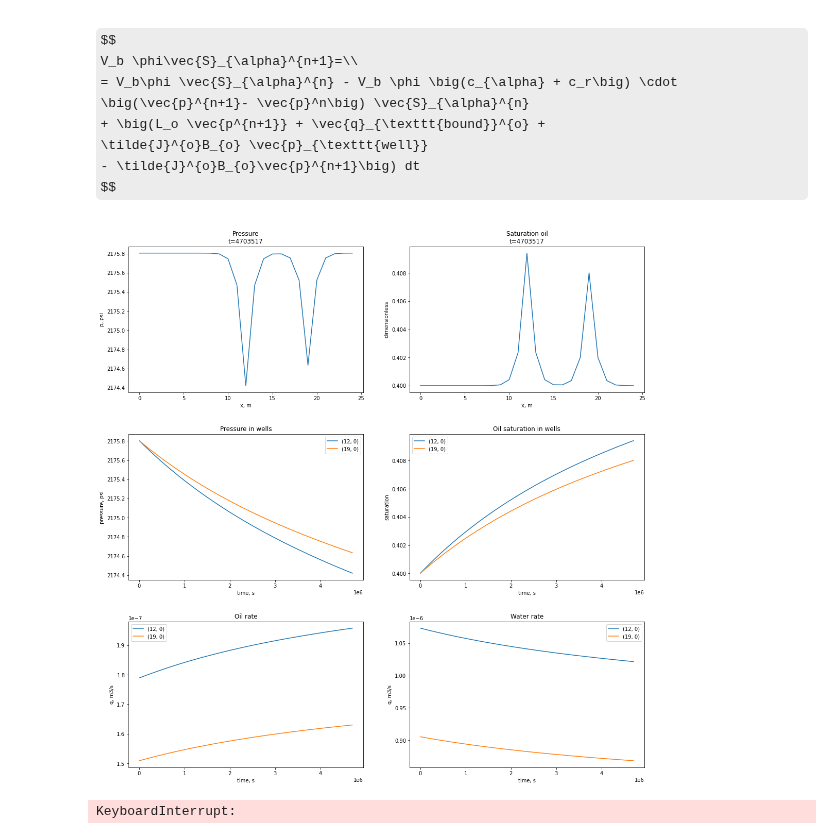
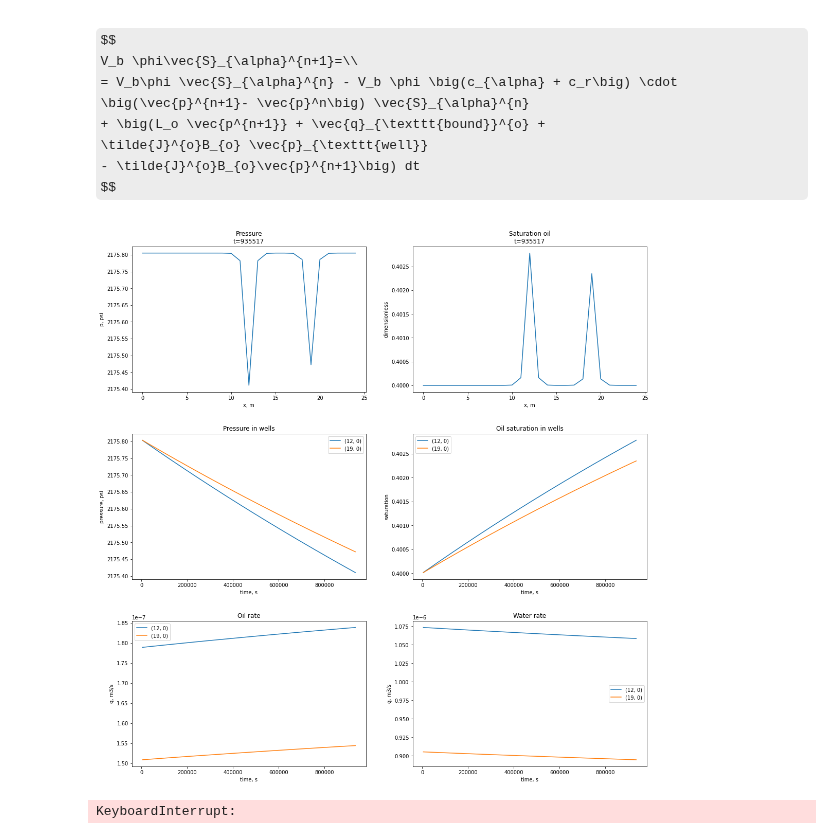
Before and after one commit to lemikhovalex/ReservoirModel, a Jupyter notebook: now_do_simple_models/05_1d_2liq.ipynb, the cells around one changed output. Saved outputs shown, nothing was run; the diff lists cells and outputs as text; code cells hidden in the pictures; some formulas as TeX source.

```diff
--- a/now_do_simple_models/05_1d_2liq.ipynb
+++ b/now_do_simple_models/05_1d_2liq.ipynb
@@ -20,7 +20,7 @@ p = np.ones((nx, 1)) * p_0
 d = 10  # m
 dt = 3  # s
 s_0 = 0.4
-s_b = 0.25
+s_b = 0.
 s_o = np.ones((nx, 1)) * s_0
 s_w = np.ones((nx, 1))* (1 - s_0)
 # %% [markdown]
@@ -251,6 +251,8 @@ def get_j_matrix(p, s, mu, k, B, pos_r, r_ref, ph):
 # %%
 pos_r = {(12, 0): 0.12, (19, 0): 0.1}
 p_well = np.zeros((nx, 1))
+delta_p_well = 70 * 6894.
+delta_p_vec = np.ones((nx, 1)) * (-1) * delta_p_well
 p_w = p_0 - 70 * 6894.
 for pos in pos_r:
     p_well[pos] = p_w
@@ -346,9 +350,10 @@ for i in range(1, n_iter):
     q_bound_w = get_q_bound(p, s_w, 'w', mu_w)
     q_bound_o = get_q_bound(p, s_o, 'o', mu_o)
     # matrix for implicit pressure
-    a = phi * np.eye(nx) * dt_comp_sat - (lapl_w+lapl_o) * dt + np.diag((j_o * B_o + j_w * B_w).reshape(-1)) * dt
+    # a = phi * np.eye(nx) * dt_comp_sat - (lapl_w+lapl_o) * dt + np.diag((j_o * B_o + j_w * B_w).reshape(-1)) * dt
+    a = phi * np.eye(nx) * dt_comp_sat - (lapl_w+lapl_o) * dt
     #right hand state for ax = b
-    b = phi * dt_comp_sat * p.values + q_bound_w*dt + q_bound_o*dt + (j_o * B_o + j_w * B_w) * p_well * dt
+    b = phi * dt_comp_sat * p.values + q_bound_w*dt + q_bound_o*dt + (j_o * B_o + j_w * B_w) * ( delta_p_vec )* dt
     # upd time stamp
     t += dt
     # solve p
@@ -361,7 +366,7 @@ for i in range(1, n_iter):
     # s_w = ResState(b / a, 1 - s_0)
     # s_o
     a = dx*dy*d * phi *( np.ones((nx, 1)) + (c_r + c_o) * (p_new - p.values))
-    b = phi * dx*dy*d * s_o.values + dt * (lapl_o.dot(p_new) + q_bound_o + j_o * B_o * (p_well - p_new))
+    b = phi * dx*dy*d * s_o.values + dt * (lapl_o.dot(p_new) + q_bound_o + j_o * B_o * (delta_p_vec))
     # upd sat wat
     s_o = ResState(b / a, s_b)
     s_w = ResState(np.ones((nx, 1)) - s_o.values, 1 - s_b)
@@ -401,32 +406,32 @@ for i in range(1, n_iter):
         ax[1][0].set_xlabel('time, s')
         ax[1][0].set_ylabel('pressure, psi')
         ax[1][0].set_title('Pressure in wells')
         ax[1][0].legend()
 
         ax[1][1].set_xlabel('time, s')
         ax[1][1].set_ylabel('saturation')
         ax[1][1].set_title('Oil saturation in wells')
         ax[1][1].legend()
 
 
         ax[2][0].set_xlabel('time, s')
         ax[2][0].set_ylabel('q, m3/s')
         ax[2][0].set_title('Oil rate')
         ax[2][0].legend()
 
         ax[2][1].set_xlabel('time, s')
         ax[2][1].set_ylabel('q, m3/s')
         ax[2][1].set_title('Water rate')
         ax[2][1].legend()
         #ax[1][0].set_xscale('log')
         #ax[2][0].set_xscale('log')
 
         ax[0][1].ticklabel_format(useOffset=False, axis='y')
         ax[1][1].ticklabel_format(useOffset=False, axis='y')
         ax[0][0].ticklabel_format(useOffset=False, axis='y')
         ax[1][0].ticklabel_format(useOffset=False, axis='y')
         ax[2][0].ticklabel_format(useOffset=False, axis='y')
         plt.show()
 # %% [output]
-[figure, old version]
+[figure, new version]
 KeyboardInterrupt:
```
Also changed, not shown: parts of 2 cells of this notebook.
